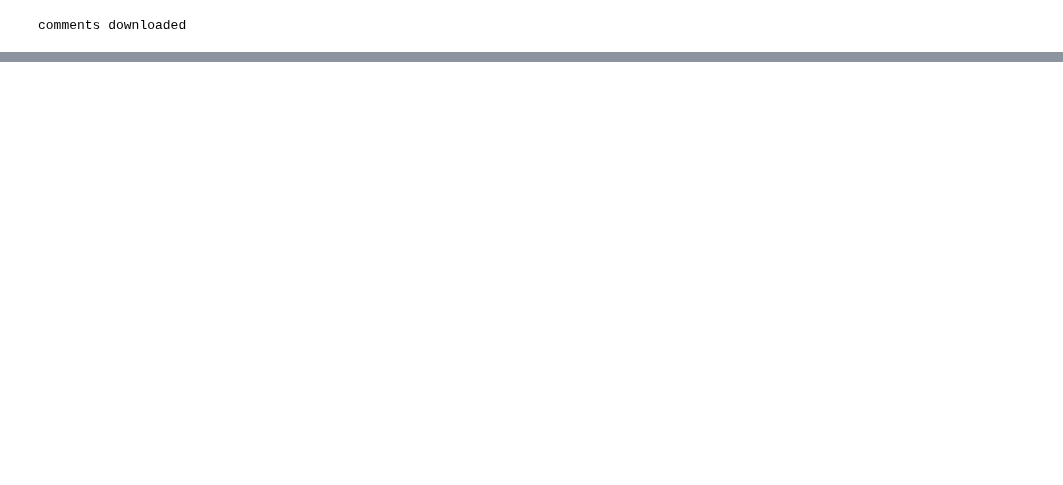
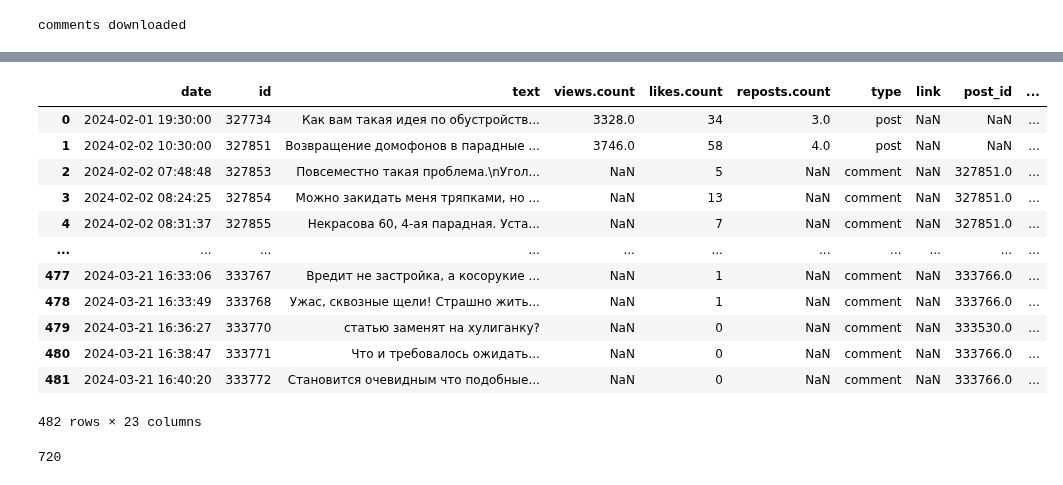
Before and after one commit to Sandrro/sloyka, a Jupyter notebook: sloyka/src/new_graph_extraction.ipynb, the cells around one changed output, grey strips where cells are left out. Drawn from its saved outputs; the diff is of its cells as text; code cells hidden in the pictures; blank space fills up the shorter version.

```diff
--- a/sloyka/src/new_graph_extraction.ipynb
+++ b/sloyka/src/new_graph_extraction.ipynb
@@ -60,3 +53,5 @@ result_df
+# %%
+df_from_csv = pd.read_csv("C:\\Users\\thebe\\Downloads\\ruina.csv")
 # %%
 from geocoder import Geocoder
 
@@ -125,0 +100,23 @@ for i in range(len(test_gdf)):
+# %%
+test_gdf = test_gdf.drop_duplicates(subset='id')
+test_gdf = test_gdf.drop(columns=['date', 'text', 'views.count', 'likes.count', 'reposts.count', 'type', 'link', 'post_id', 'parents_stack'])
+test_gdf = pd.merge(result_df, test_gdf, on='id', how='outer')
+test_gdf
+# %% [output]
+|  | date | id | text | views.count | likes.count | reposts.count | type | link | post_id | ... |
+| 0 | 2024-02-01 19:30:00 | 327734 | Как вам такая идея по обустройств... | 3328.0 | 34 | 3.0 | post | NaN | NaN | ... |
+| 1 | 2024-02-02 10:30:00 | 327851 | Возвращение домофонов в парадные ... | 3746.0 | 58 | 4.0 | post | NaN | NaN | ... |
+| 2 | 2024-02-02 07:48:48 | 327853 | Повсеместно такая проблема.\nУгол... | NaN | 5 | NaN | comment | NaN | 327851.0 | ... |
+| 3 | 2024-02-02 08:24:25 | 327854 | Можно закидать меня тряпками, но ... | NaN | 13 | NaN | comment | NaN | 327851.0 | ... |
+| 4 | 2024-02-02 08:31:37 | 327855 | Некрасова 60, 4-ая парадная. Уста... | NaN | 7 | NaN | comment | NaN | 327851.0 | ... |
+| ... | ... | ... | ... | ... | ... | ... | ... | ... | ... | ... |
+| 477 | 2024-03-21 16:33:06 | 333767 | Вредит не застройка, а косорукие ... | NaN | 1 | NaN | comment | NaN | 333766.0 | ... |
+| 478 | 2024-03-21 16:33:49 | 333768 | Ужас, сквозные щели! Страшно жить... | NaN | 1 | NaN | comment | NaN | 333766.0 | ... |
+| 479 | 2024-03-21 16:36:27 | 333770 | статью заменят на хулиганку? | NaN | 0 | NaN | comment | NaN | 333530.0 | ... |
+| 480 | 2024-03-21 16:38:47 | 333771 | Что и требовалось ожидать... | NaN | 0 | NaN | comment | NaN | 333766.0 | ... |
+| 481 | 2024-03-21 16:40:20 | 333772 | Становится очевидным что подобные... | NaN | 0 | NaN | comment | NaN | 333766.0 | ... |
+482 rows × 23 columns
+# %%
+len(result_df)
+# %% [output]
+720
```
Also changed, not shown: parts of 31 cells of this notebook.
